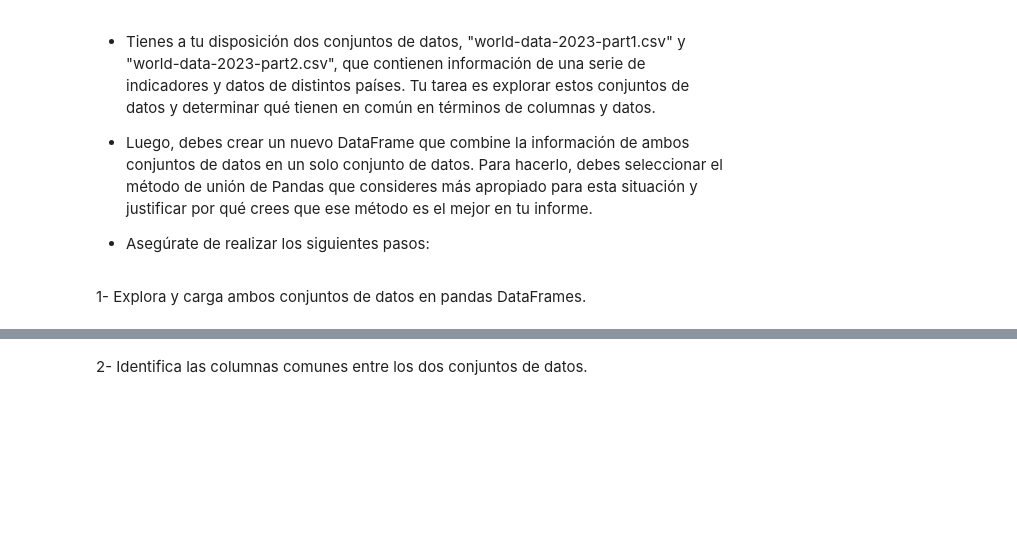
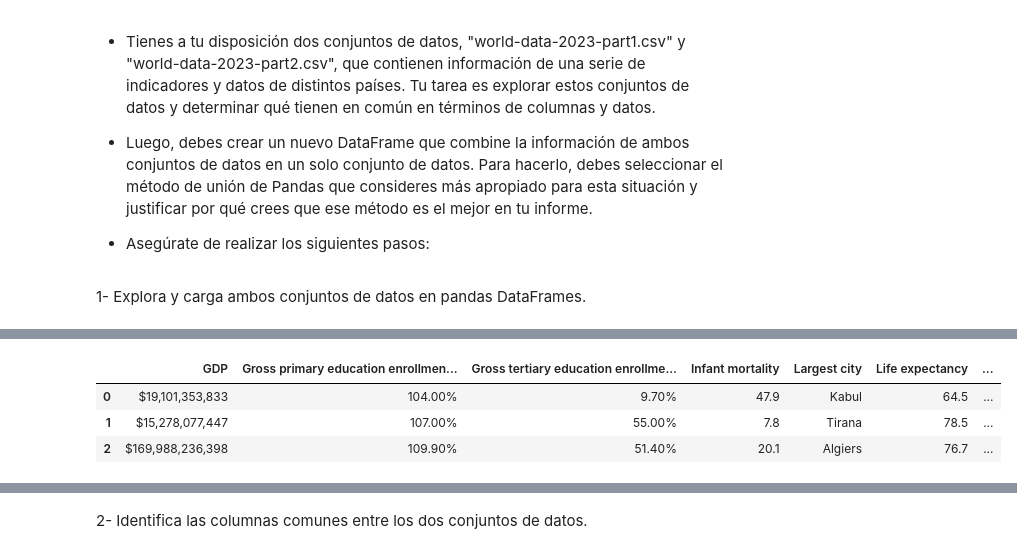
Before and after one commit to clarasdata/adalab-ej-pairprogramming-Andrea-Clara-pandas-numpy, a Jupyter notebook: 04-pair-union-intro-limpieza.ipynb, the cells around one changed output, grey strips where cells are left out. Cells and saved outputs as stored; diff of their text form; code cells hidden in the pictures; blank space fills up the shorter version.

```diff
--- a/04-pair-union-intro-limpieza.ipynb
+++ b/04-pair-union-intro-limpieza.ipynb
@@ -15,0 +27,7 @@ import numpy as np
+# %%
+df_world_2.head(3)
+# %% [output]
+|  | GDP | Gross primary education enrollmen... | Gross tertiary education enrollme... | Infant mortality | Largest city | Life expectancy | ... |
+| 0 | $19,101,353,833 | 104.00% | 9.70% | 47.9 | Kabul | 64.5 | ... |
+| 1 | $15,278,077,447 | 107.00% | 55.00% | 7.8 | Tirana | 78.5 | ... |
+| 2 | $169,988,236,398 | 109.90% | 51.40% | 20.1 | Algiers | 76.7 | ... |
```
Also changed, not shown: parts of 18 cells of this notebook.
